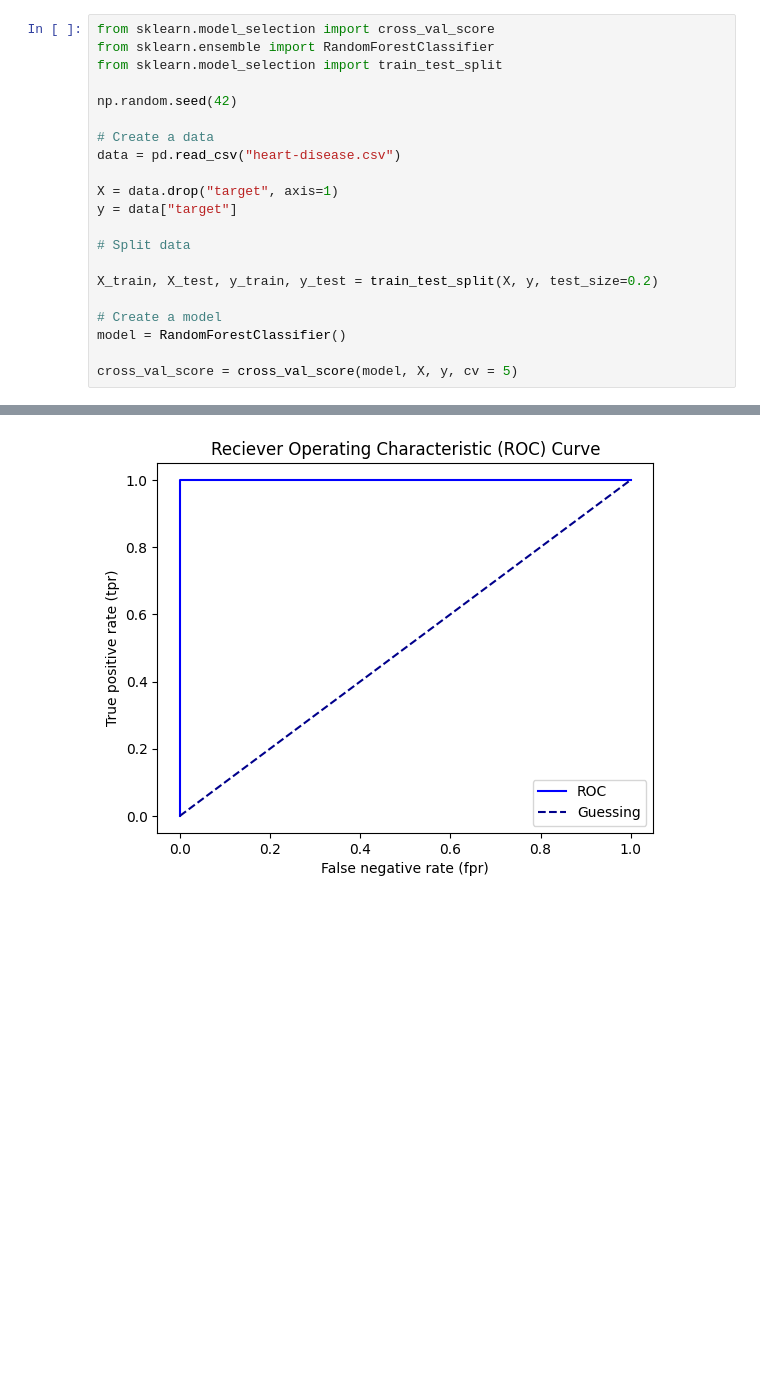
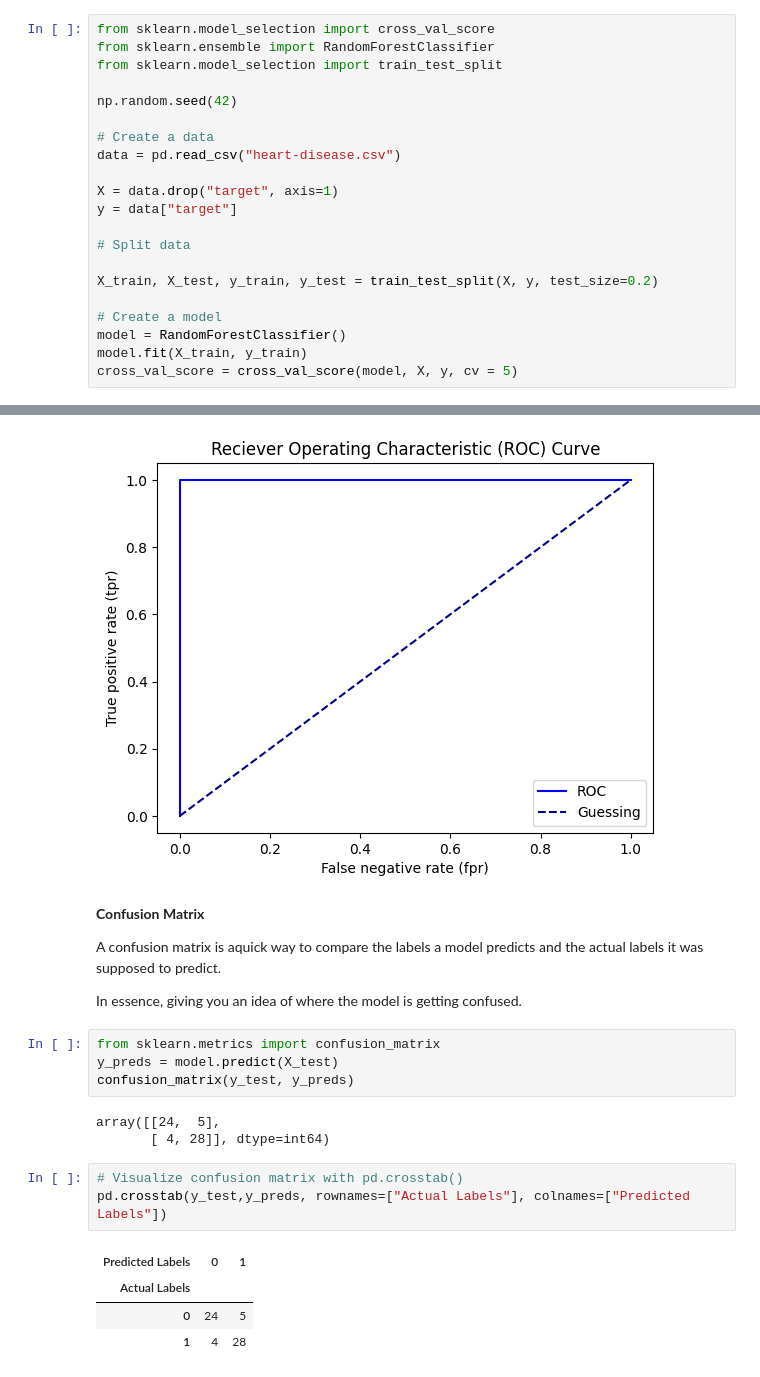
Before and after one commit to necatiiemre/MachineLearningDataScience, a Jupyter notebook: Scikit-learn/introduction-to-scikit-learn.ipynb, the cells around one changed output, grey strips where cells are left out. Saved outputs shown, nothing was run; the diff lists cells and outputs as text; blank space fills up the shorter version.

```diff
--- a/Scikit-learn/introduction-to-scikit-learn.ipynb
+++ b/Scikit-learn/introduction-to-scikit-learn.ipynb
@@ -994,7 +974,7 @@ X_train, X_test, y_train, y_test = train_test_split(X, y, test_size=0.2)
 
 # Create a model
 model = RandomForestClassifier()
-
+model.fit(X_train, y_train)
 cross_val_score = cross_val_score(model, X, y, cv = 5)
 # %%
 np.mean(cross_val_score)
@@ -1061,3 +1041,24 @@ fpr, tpr, thresholds = roc_curve(y_test, y_test)
 plot_roc_curve(fpr, tpr)
 # %% [output]
 [figure]
+# %% [markdown]
+**Confusion Matrix**
+
+A confusion matrix is aquick way to compare the labels a model predicts and the actual labels it was supposed to predict.
+
+In essence, giving you an idea of where the model is getting confused.
+# %%
+from sklearn.metrics import confusion_matrix
+y_preds = model.predict(X_test)
+confusion_matrix(y_test, y_preds)
+# %% [output]
+array([[24,  5],
+       [ 4, 28]], dtype=int64)
+# %%
+# Visualize confusion matrix with pd.crosstab()
+pd.crosstab(y_test,y_preds, rownames=["Actual Labels"], colnames=["Predicted Labels"])
+# %% [output]
+| Predicted Labels | 0 | 1 |
+| Actual Labels |  |  |
+| 0 | 24 | 5 |
+| 1 | 4 | 28 |
```
Also changed, not shown: parts of 17 cells of this notebook.
